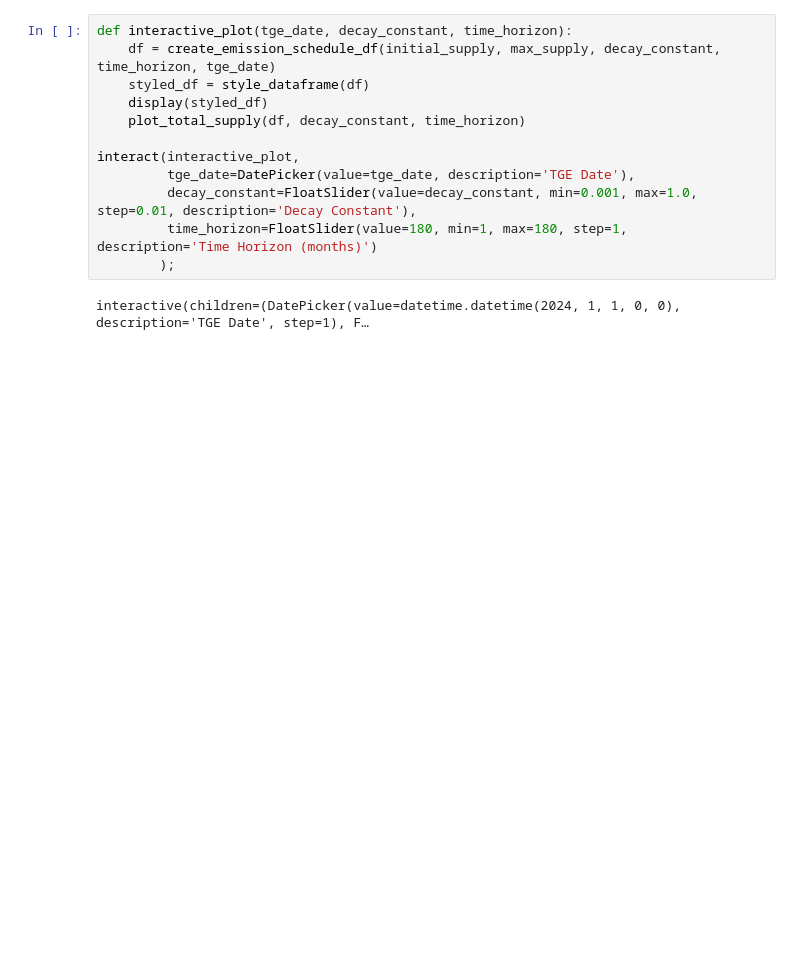
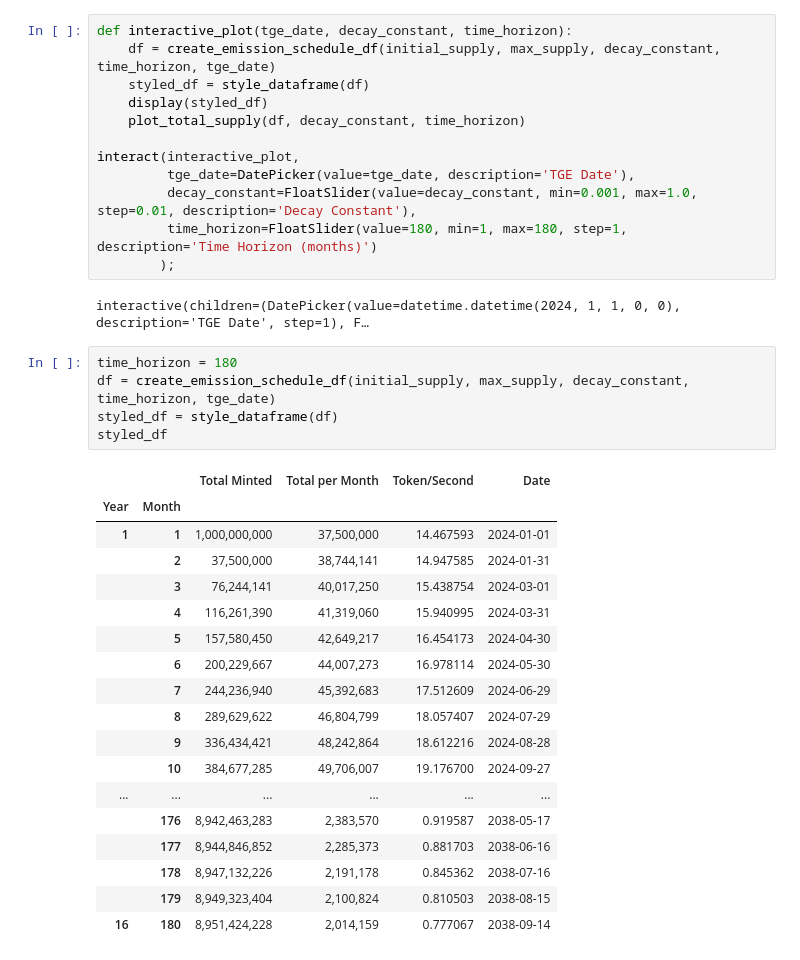
Before and after one commit to DeGym/documentation, a Jupyter notebook: analysis/supply/inflation_dgym_v5.ipynb, the cells around one changed output. Saved outputs shown, nothing was run; the diff lists cells and outputs as text; blank space fills up the shorter version.

Commit message:
Add inflation schedule sheet

```diff
--- a/analysis/supply/inflation_dgym_v5.ipynb
+++ b/analysis/supply/inflation_dgym_v5.ipynb
@@ -97,3 +97,27 @@ interact(interactive_plot,
         );
 # %% [output]
 interactive(children=(DatePicker(value=datetime.datetime(2024, 1, 1, 0, 0), description='TGE Date', step=1), F…
+# %%
+time_horizon = 180
+df = create_emission_schedule_df(initial_supply, max_supply, decay_constant, time_horizon, tge_date)
+styled_df = style_dataframe(df)
+styled_df
+# %% [output]
+|  |  | Total Minted | Total per Month | Token/Second | Date |
+| Year | Month |  |  |  |  |
+| 1 | 1 | 1,000,000,000 | 37,500,000 | 14.467593 | 2024-01-01 |
+|  | 2 | 37,500,000 | 38,744,141 | 14.947585 | 2024-01-31 |
+|  | 3 | 76,244,141 | 40,017,250 | 15.438754 | 2024-03-01 |
+|  | 4 | 116,261,390 | 41,319,060 | 15.940995 | 2024-03-31 |
+|  | 5 | 157,580,450 | 42,649,217 | 16.454173 | 2024-04-30 |
+|  | 6 | 200,229,667 | 44,007,273 | 16.978114 | 2024-05-30 |
+|  | 7 | 244,236,940 | 45,392,683 | 17.512609 | 2024-06-29 |
+|  | 8 | 289,629,622 | 46,804,799 | 18.057407 | 2024-07-29 |
+|  | 9 | 336,434,421 | 48,242,864 | 18.612216 | 2024-08-28 |
+|  | 10 | 384,677,285 | 49,706,007 | 19.176700 | 2024-09-27 |
+| ... | ... | ... | ... | ... | ... |
+|  | 176 | 8,942,463,283 | 2,383,570 | 0.919587 | 2038-05-17 |
+|  | 177 | 8,944,846,852 | 2,285,373 | 0.881703 | 2038-06-16 |
+|  | 178 | 8,947,132,226 | 2,191,178 | 0.845362 | 2038-07-16 |
+|  | 179 | 8,949,323,404 | 2,100,824 | 0.810503 | 2038-08-15 |
+| 16 | 180 | 8,951,424,228 | 2,014,159 | 0.777067 | 2038-09-14 |
```
Also changed, not shown: 2 other files.
